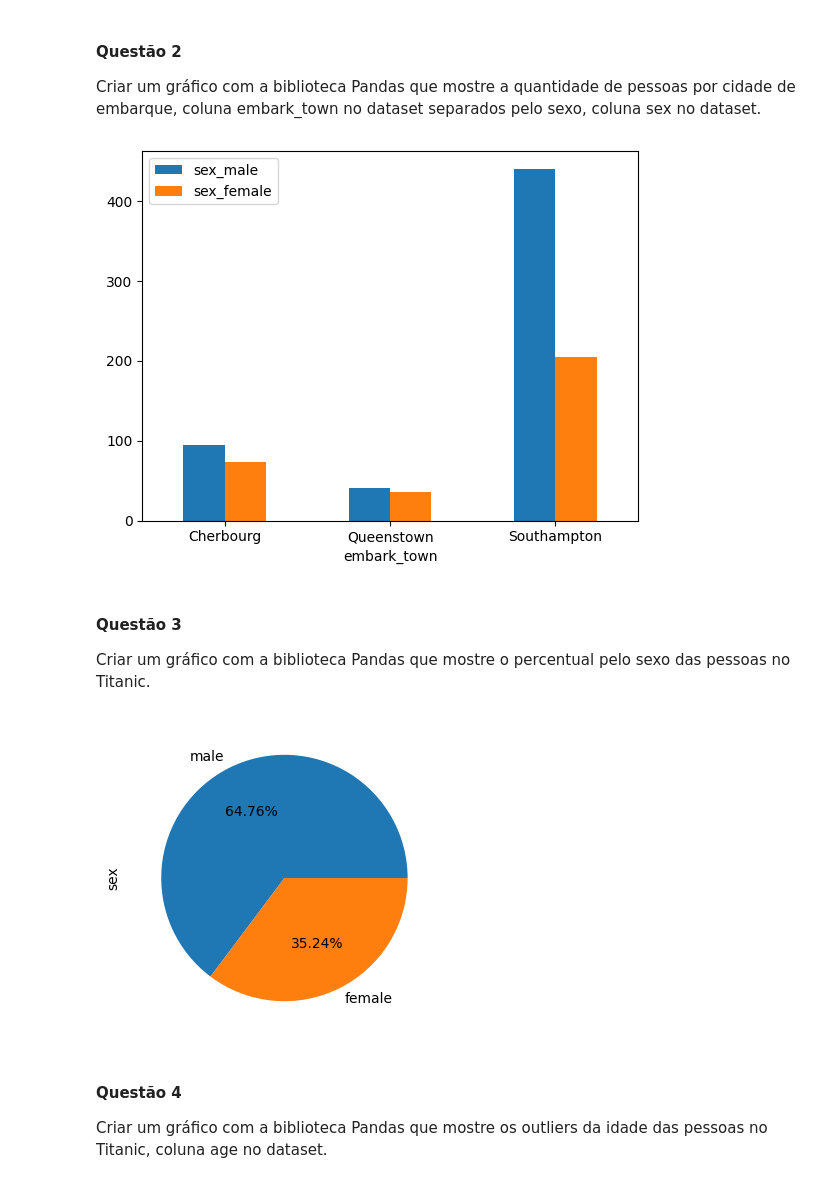
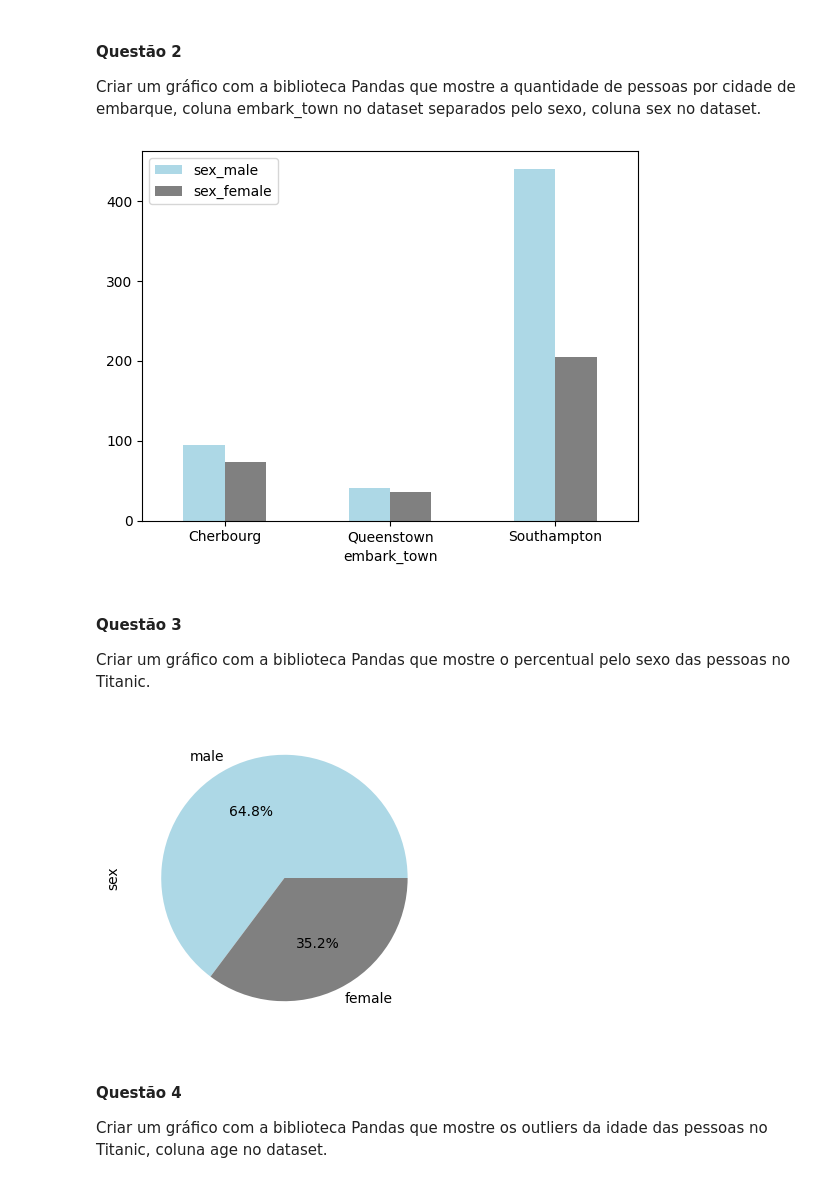
Before and after one commit to lfilipesousa/letscode-892, a Jupyter notebook: Tecnicas_de_programacao_ii/atividade1.ipynb, the cells around one changed output. Saved outputs shown, nothing was run; the diff lists cells and outputs as text; code cells hidden in the pictures.

```diff
--- a/Tecnicas_de_programacao_ii/atividade1.ipynb
+++ b/Tecnicas_de_programacao_ii/atividade1.ipynb
@@ -59,9 +48,9 @@ Criar um gráfico com a biblioteca Pandas que mostre a quantidade de pessoas por
 
 titanic.groupby(['embark_town', 'sex'])['sex'].count()
 dum = pd.get_dummies(titanic, columns = ['sex'])
-dum.groupby('embark_town')[['sex_male', 'sex_female']].sum().plot.bar(rot = 0);
+dum.groupby('embark_town')[['sex_male', 'sex_female']].sum().plot.bar(rot = 0, color=['lightblue', 'grey']);
 # %% [output]
-[figure, old version]
+[figure, new version]
 # %% [markdown]
 #### Questão 3
 
@@ -69,9 +58,9 @@ Criar um gráfico com a biblioteca Pandas que mostre o percentual pelo sexo das
 # %%
 # Plotando o gráfico com percentuais da quantidade de pessoas por sexo
 
-titanic['sex'].value_counts().plot.pie(figsize=(16,4), autopct='%.2f%%');
+titanic['sex'].value_counts().plot.pie(figsize=(16,4), autopct='%.1f%%', colors = ['lightblue', 'grey']);
 # %% [output]
-[figure, old version]
+[figure, new version]
 # %% [markdown]
 #### Questão 4
 
```
Also changed, not shown: parts of 5 cells of this notebook.
